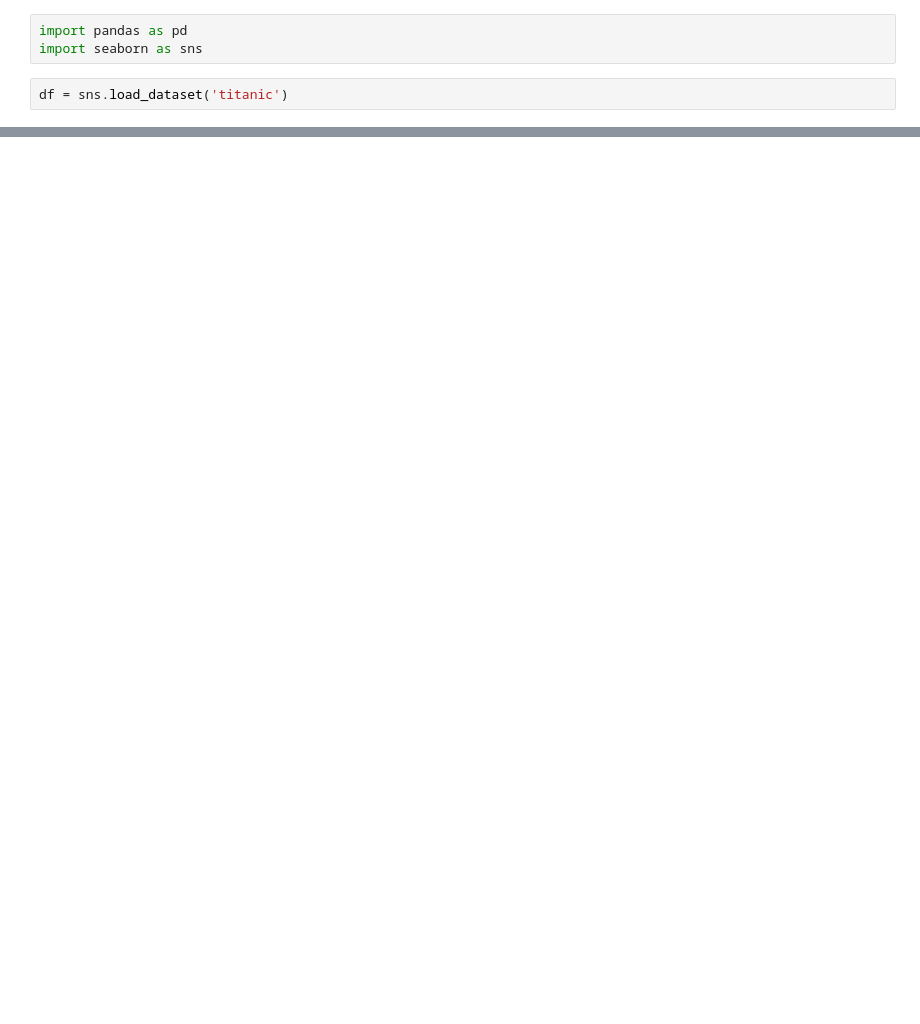
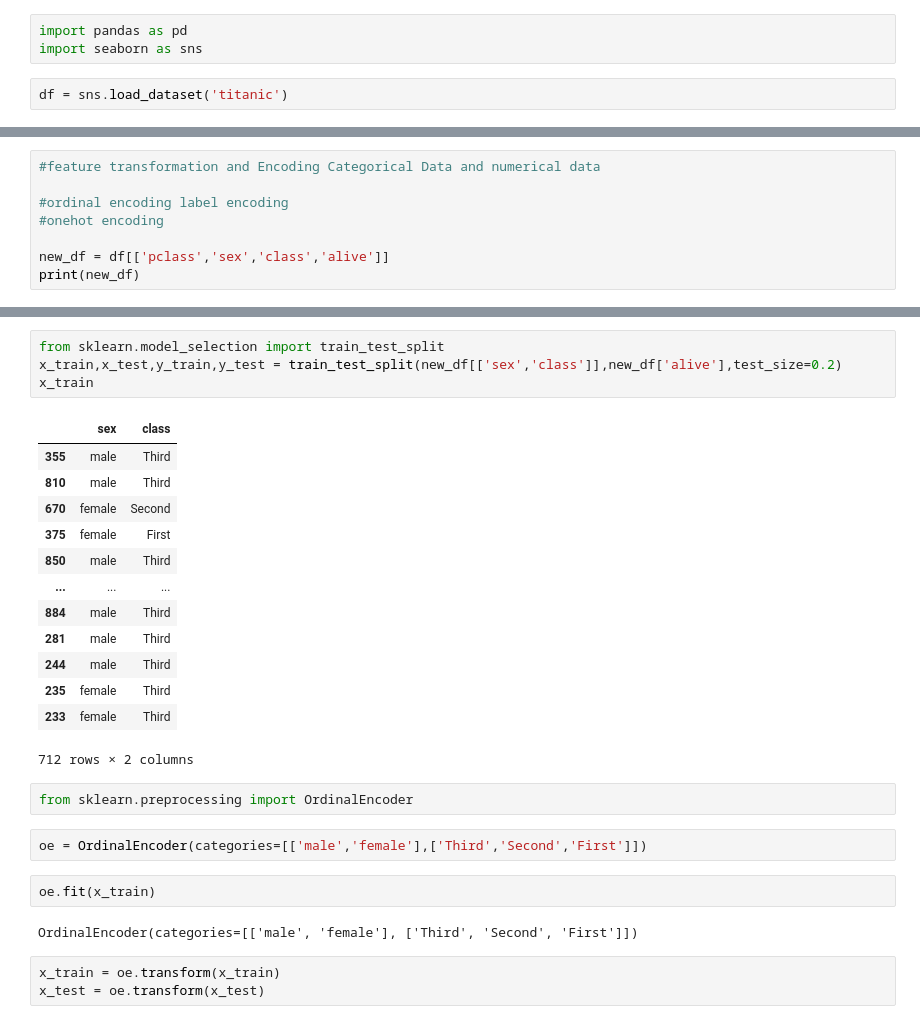
Before and after one commit to TirthGajjar12/Machine_learning, a Jupyter notebook: Types_of_learning/Supervised_learning/for_practices_and_understanding_flow/Feature_scaling.ipynb, the cells around one changed output, grey strips where cells are left out. Saved outputs shown, nothing was run; the diff lists cells and outputs as text; blank space fills up the shorter version.

```diff
--- a/Types_of_learning/Supervised_learning/for_practices_and_understanding_flow/Feature_scaling.ipynb
+++ b/Types_of_learning/Supervised_learning/for_practices_and_understanding_flow/Feature_scaling.ipynb
@@ -14,0 +15,8 @@ df.sample(5)
+# %%
+#feature transformation and Encoding Categorical Data and numerical data
+
+#ordinal encoding label encoding
+#onehot encoding
+
+new_df = df[['pclass','sex','class','alive']]
+print(new_df)
@@ -14,0 +38,29 @@ df.sample(5)
+# %%
+from sklearn.model_selection import train_test_split
+x_train,x_test,y_train,y_test = train_test_split(new_df[['sex','class']],new_df['alive'],test_size=0.2)
+x_train
+# %% [output]
+|  | sex | class |
+| 355 | male | Third |
+| 810 | male | Third |
+| 670 | female | Second |
+| 375 | female | First |
+| 850 | male | Third |
+| ... | ... | ... |
+| 884 | male | Third |
+| 281 | male | Third |
+| 244 | male | Third |
+| 235 | female | Third |
+| 233 | female | Third |
+712 rows × 2 columns
+# %%
+from sklearn.preprocessing import OrdinalEncoder
+# %%
+oe = OrdinalEncoder(categories=[['male','female'],['Third','Second','First']])
+# %%
+oe.fit(x_train)
+# %% [output]
+OrdinalEncoder(categories=[['male', 'female'], ['Third', 'Second', 'First']])
+# %%
+x_train = oe.transform(x_train)
+x_test = oe.transform(x_test)
```
Also changed, not shown: parts of 23 cells of this notebook, 5 other files.
